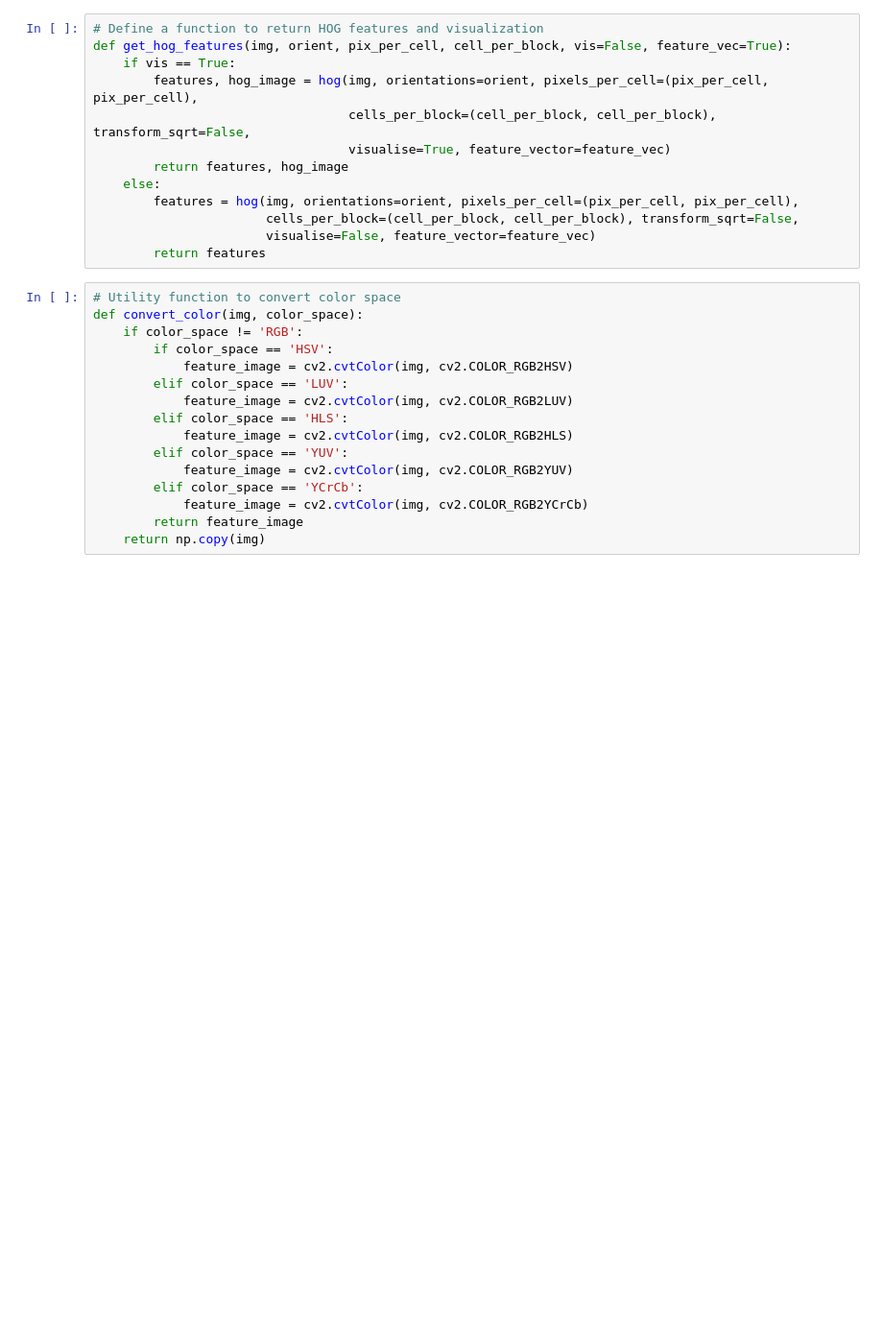
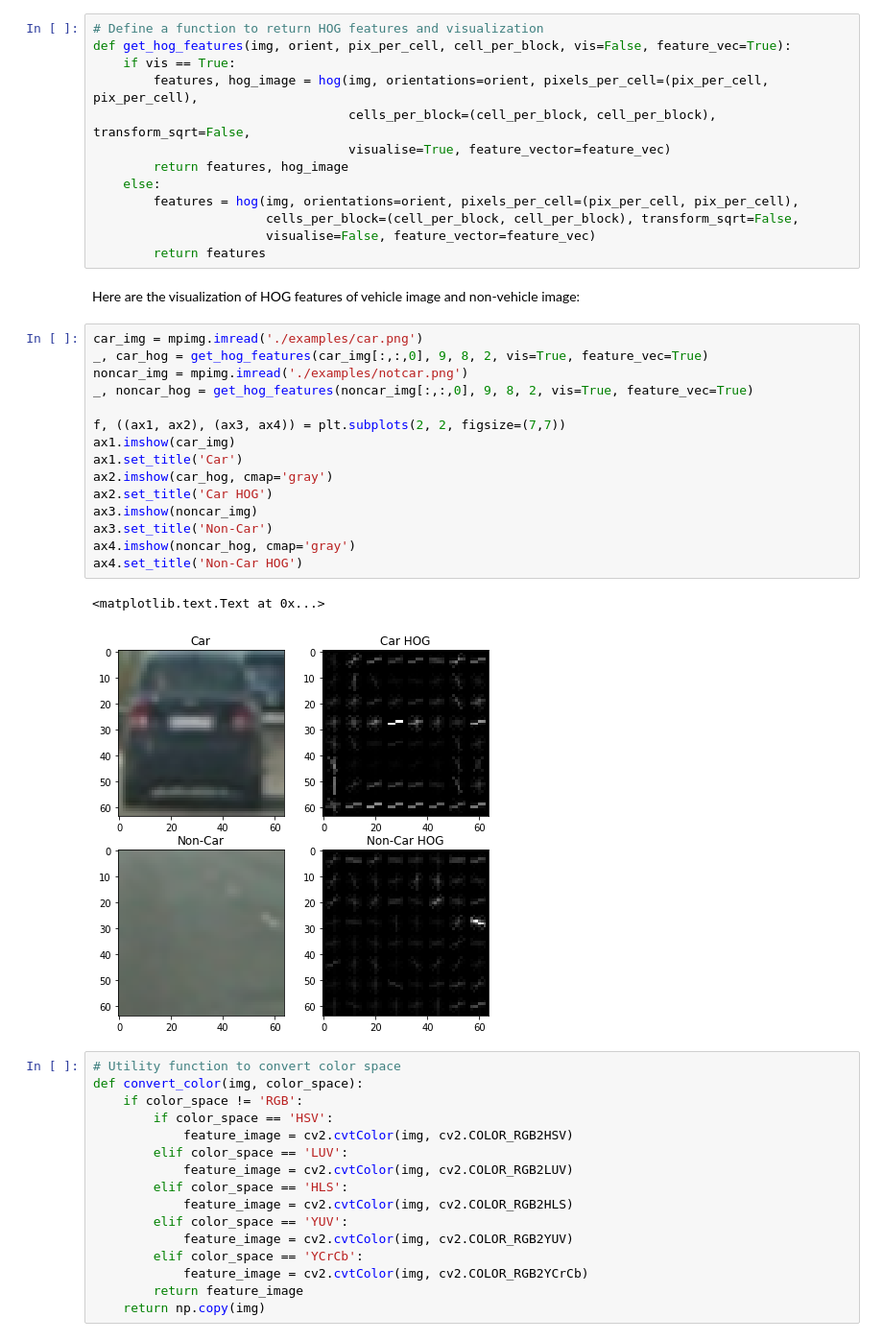
Before and after one commit to roba269/CarND-Vehicle-Detection-Submit, a Jupyter notebook: code.ipynb, the cells around one changed output. Shown at 96% size. Cells and saved outputs as stored; diff of their text form; blank space fills up the shorter version.

Commit message:
update code and image

```diff
--- a/code.ipynb
+++ b/code.ipynb
@@ -43,6 +43,26 @@ def get_hog_features(img, orient, pix_per_cell, cell_per_block, vis=False, featu
                        cells_per_block=(cell_per_block, cell_per_block), transform_sqrt=False,
                        visualise=False, feature_vector=feature_vec)
         return features
+# %% [markdown]
+Here are the visualization of HOG features of vehicle image and non-vehicle image:
+# %%
+car_img = mpimg.imread('./examples/car.png')
+_, car_hog = get_hog_features(car_img[:,:,0], 9, 8, 2, vis=True, feature_vec=True)
+noncar_img = mpimg.imread('./examples/notcar.png')
+_, noncar_hog = get_hog_features(noncar_img[:,:,0], 9, 8, 2, vis=True, feature_vec=True)
+
+f, ((ax1, ax2), (ax3, ax4)) = plt.subplots(2, 2, figsize=(7,7))
+ax1.imshow(car_img)
+ax1.set_title('Car')
+ax2.imshow(car_hog, cmap='gray')
+ax2.set_title('Car HOG')
+ax3.imshow(noncar_img)
+ax3.set_title('Non-Car')
+ax4.imshow(noncar_hog, cmap='gray')
+ax4.set_title('Non-Car HOG')
+# %% [output]
+<matplotlib.text.Text at 0x...>
+[figure, added]
 # %%
 # Utility function to convert color space
 def convert_color(img, color_space):
```
Also changed, not shown: parts of 2 cells of this notebook, 2 other files.
